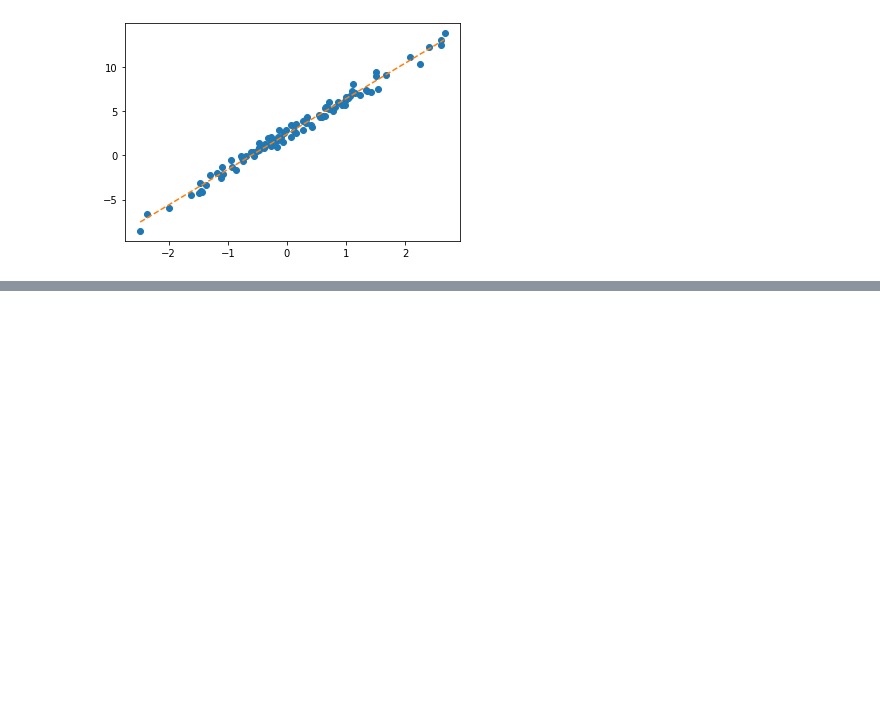
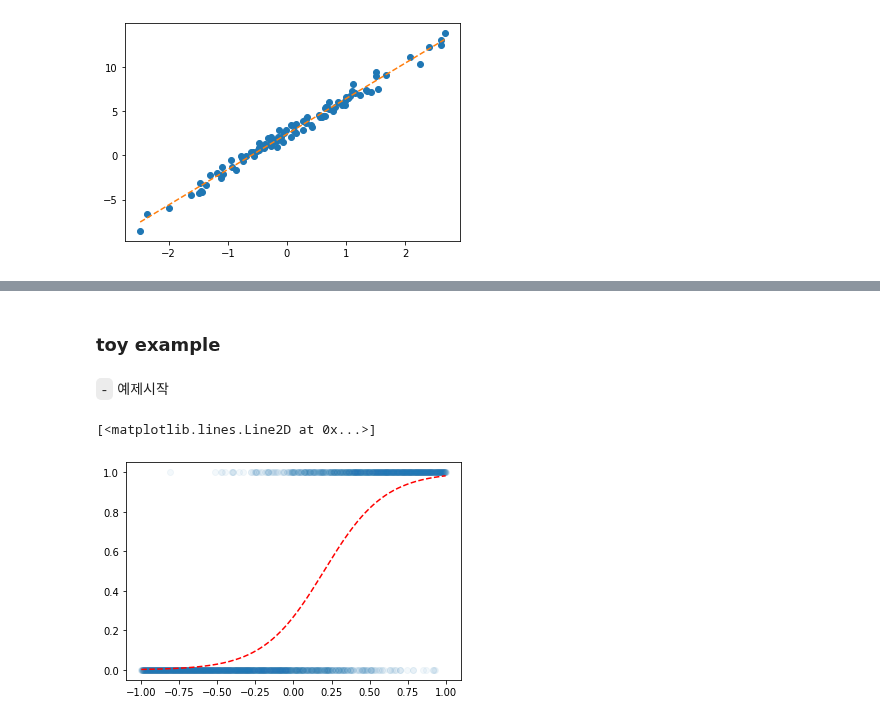
Before and after one commit to guebin/DL2022_backup, a Jupyter notebook: _notebooks/draft.ipynb, the cells around one changed output, grey strips where cells are left out. Saved outputs shown, nothing was run; the diff lists cells and outputs as text; code cells hidden in the pictures; blank space fills up the shorter version.

```diff
--- a/_notebooks/draft.ipynb
+++ b/_notebooks/draft.ipynb
@@ -730,0 +787,17 @@ plt.plot(x,(w*x+b).data,'--')
+# %% [markdown]
+### toy example
+# %% [markdown]
+`-` 예제시작
+# %%
+x=torch.linspace(-1,1,2000).reshape(2000,1)
+w0= - 1
+w1= 5
+u = w0+x*w1
+v = torch.exp(u)/(1+torch.exp(u)) # v=πi, 즉 확률을 의미함
+y = torch.bernoulli(v)
+# %%
+plt.scatter(x,y,alpha=0.05)
+plt.plot(x,v,'--r')
+# %% [output]
+[<matplotlib.lines.Line2D at 0x...>]
+[figure, added]
```
Also changed, not shown: parts of 38 cells of this notebook.
